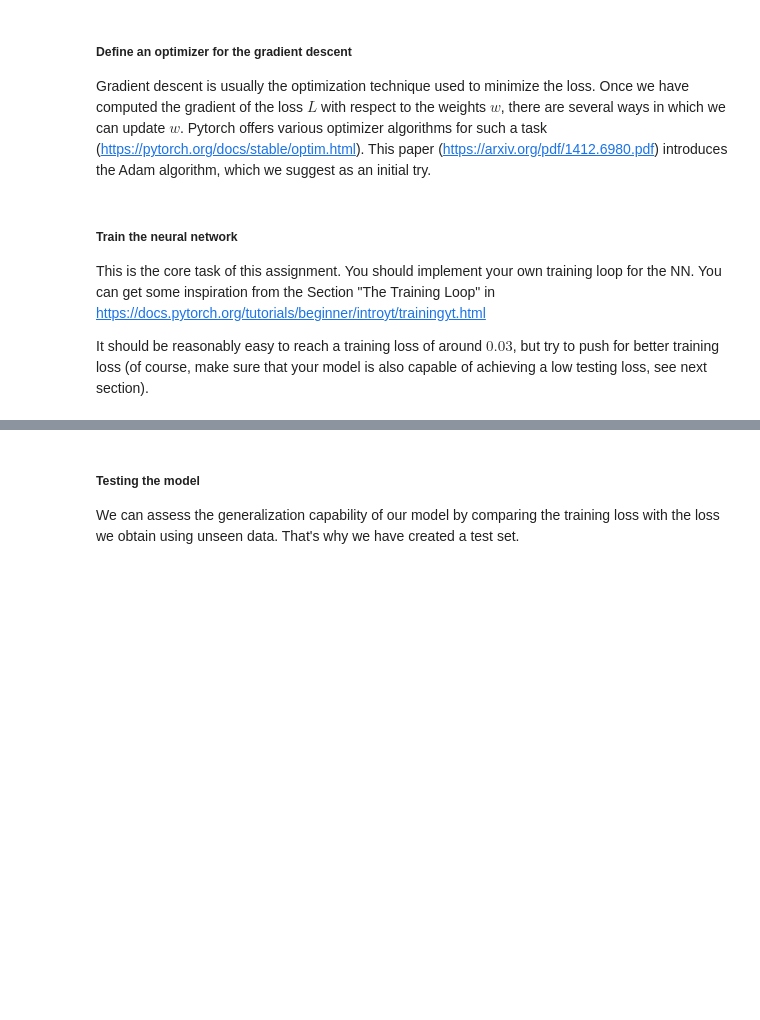
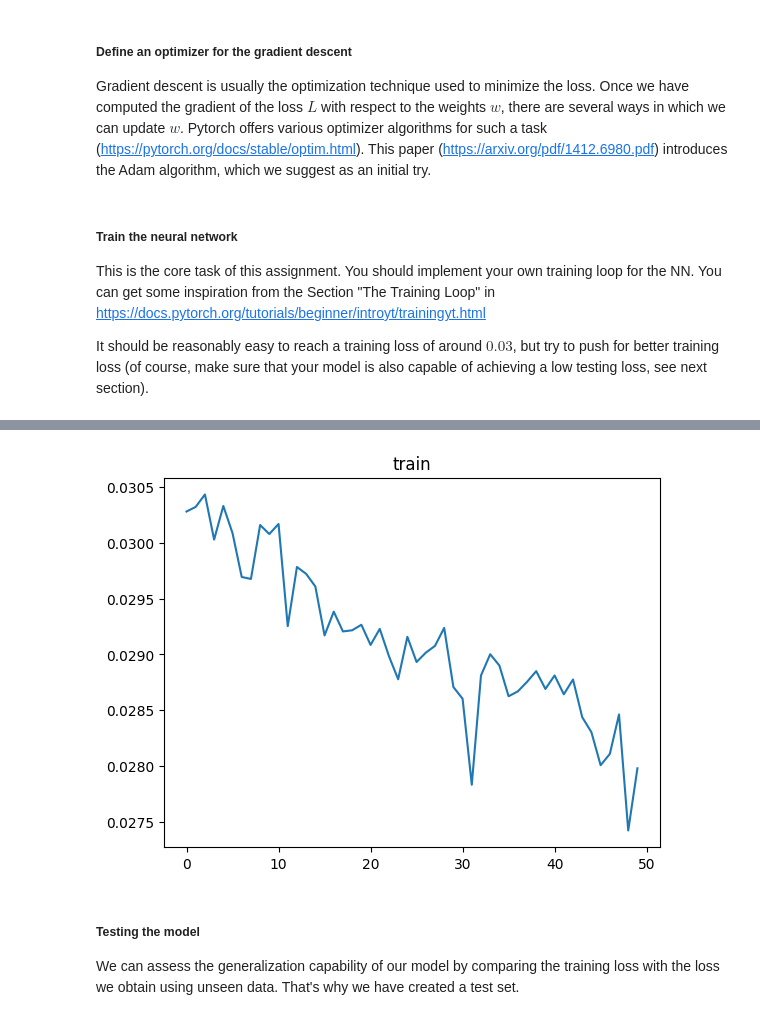
Before and after one commit to misofey/SC-Works, a Jupyter notebook: MachineLearning/assignment/assignment.ipynb, the cells around one changed output, grey strips where cells are left out. Saved outputs shown, nothing was run; the diff lists cells and outputs as text; code cells hidden in the pictures; blank space fills up the shorter version.

```diff
--- a/MachineLearning/assignment/assignment.ipynb
+++ b/MachineLearning/assignment/assignment.ipynb
@@ -71,7 +74,14 @@ Create tensors **X_train** and **y_train** by randomly selecting 70% of the resp
 # %%
 # Split X and y into train and test data
 N_train = int(0.7 * N)
+N_test = N - N_train
+
+idx = torch.randperm(N)
+train_idx = idx[:N_train]
+test_idx = idx[N_train:]
+
+
 
 # Split data
-X_train, y_train = ... # TODO: Create train tensors
-X_test, y_test = ... # TODO: Create test tensors
+X_train, y_train = X[train_idx, :], y[train_idx, :]
+X_test, y_test = X[test_idx, :], y[test_idx, :]
@@ -89,12 +100,13 @@ The weights of our NN are initialized to random values. It is our duty to **trai
 
 You can consult, for instance: https://docs.pytorch.org/docs/stable/nn.html#loss-functions
 # %%
-loss_func = ... # TODO: Initialize appropriate loss function for the problem
+loss_func = nn.MSELoss() # Initialize appropriate loss function for the problem
 # %% [markdown]
 ##### Define an optimizer for the gradient descent
 Gradient descent is usually the optimization technique used to minimize the loss. Once we have computed the gradient of the loss $L$ with respect to the weights $w$, there are several ways in which we can update $w$. Pytorch offers various optimizer algorithms for such a task  (https://pytorch.org/docs/stable/optim.html). This paper (https://arxiv.org/pdf/1412.6980.pdf) introduces the Adam algorithm, which we suggest as an initial try.
 # %%
-optimizer = ... # TODO: Initialize the optimizer
+
+optimizer = torch.optim.Adam(net.parameters(), lr=1e-3, weight_decay=1e-5) # Initialize the optimizer
 # %% [markdown]
 ##### Train the neural network
 
@@ -108,6 +128,65 @@ NameError: name 'net' is not defined
 # %%
-# TODO: Write your own training loop
-# TODO: Plot the training loss curve (i.e. the number of epochs in the x-axis and the loss in the y-axis)
+train_set = TensorDataset(X_train, y_train)
+test_set  = TensorDataset(X_test, y_test)
+
+train_loader = torch.utils.data.DataLoader(train_set, shuffle=True)
+test_loader = torch.utils.data.DataLoader(test_set, shuffle=False)
+
+def train_epoch():
+    n_train = 0
+    train_loss_sum = 0
+    for i, data in enumerate(train_loader):
+        xb, yb = data
+        optimizer.zero_grad()
+        pred = net.net(xb)
+        loss = loss_func(pred, yb)
+        loss.backward()
+        optimizer.step()
+
+        batch_size = xb.size(0)
+        train_loss_sum += loss.item() * batch_size
+        n_train += batch_size
+
+    train_loss = train_loss_sum / n_train
+
+    # net.eval()
+
+    # n_test = 0
+    # test_loss_sum = 0
+    # with torch.no_grad():
+    #     for i, data in enumerate(test_loader):
+    #         xb, yb = data
+    #         pred = net.net(xb)
+    #         test_loss = loss_func(pred, yb)
+
+    #         batch_size = xb.size(0)
+    #         test_loss_sum += test_loss.item() * batch_size
+    #         n_test += batch_size
+    # test_loss = test_loss_sum / n_test
+    return 0, train_loss
+
+# test_losses = []
+train_losses = []
+no_epochs = 50
+for i in range(no_epochs):
+    test_loss, train_loss = train_epoch()
+    # test_losses.append(test_loss)
+    train_losses.append(train_loss)
+
+# plt.figure()
+# plt.plot(test_losses)
+# plt.title("test")
+
+plt.figure()
+plt.plot(train_losses)
+plt.title("train")
+
+plt.show()
+
+# Write your own training loop
+# Plot the training loss curve (i.e. the number of epochs in the x-axis and the loss in the y-axis)
+# %% [output]
+[figure, added]
 # %% [markdown]
 ##### Testing the model
 We can assess the generalization capability of our model by comparing the training loss with the loss we obtain using unseen data. That's why we have created a test set.
```
Also changed, not shown: parts of 6 cells of this notebook, 1 other file.
